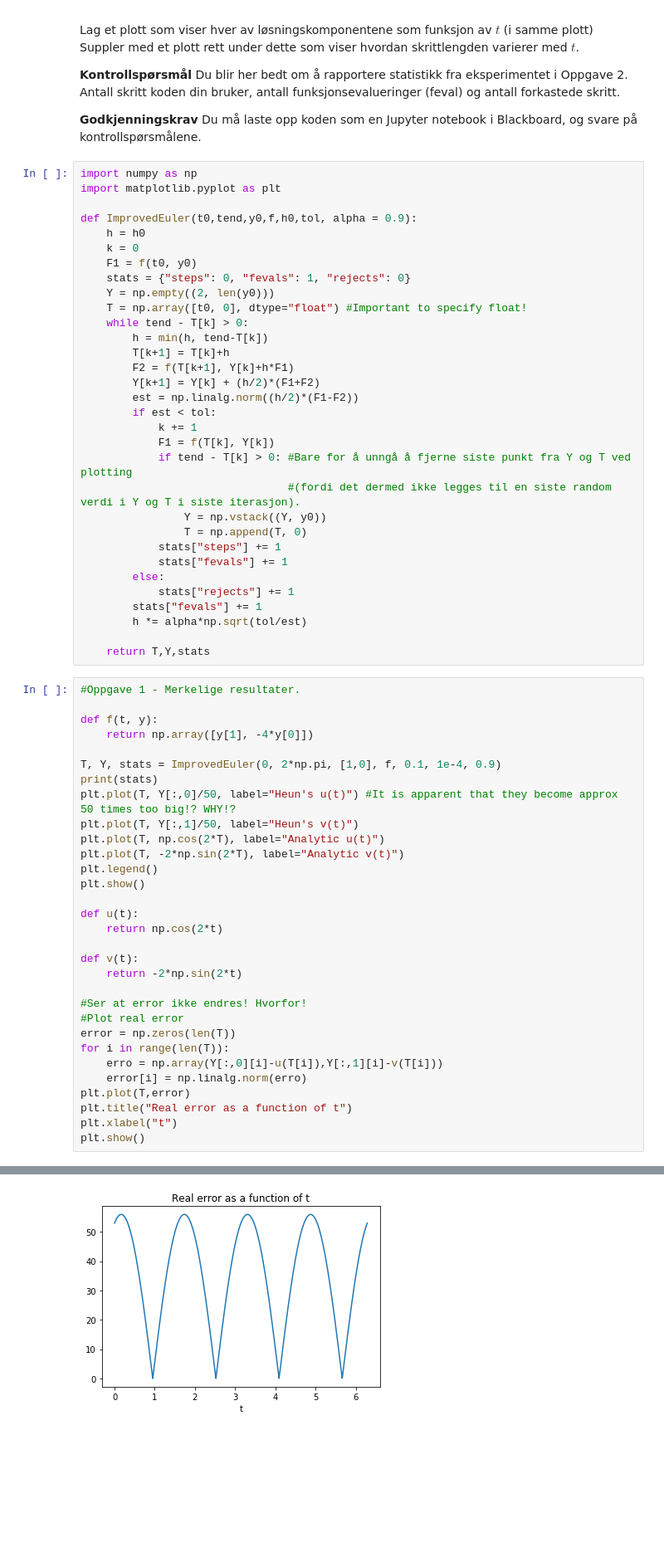
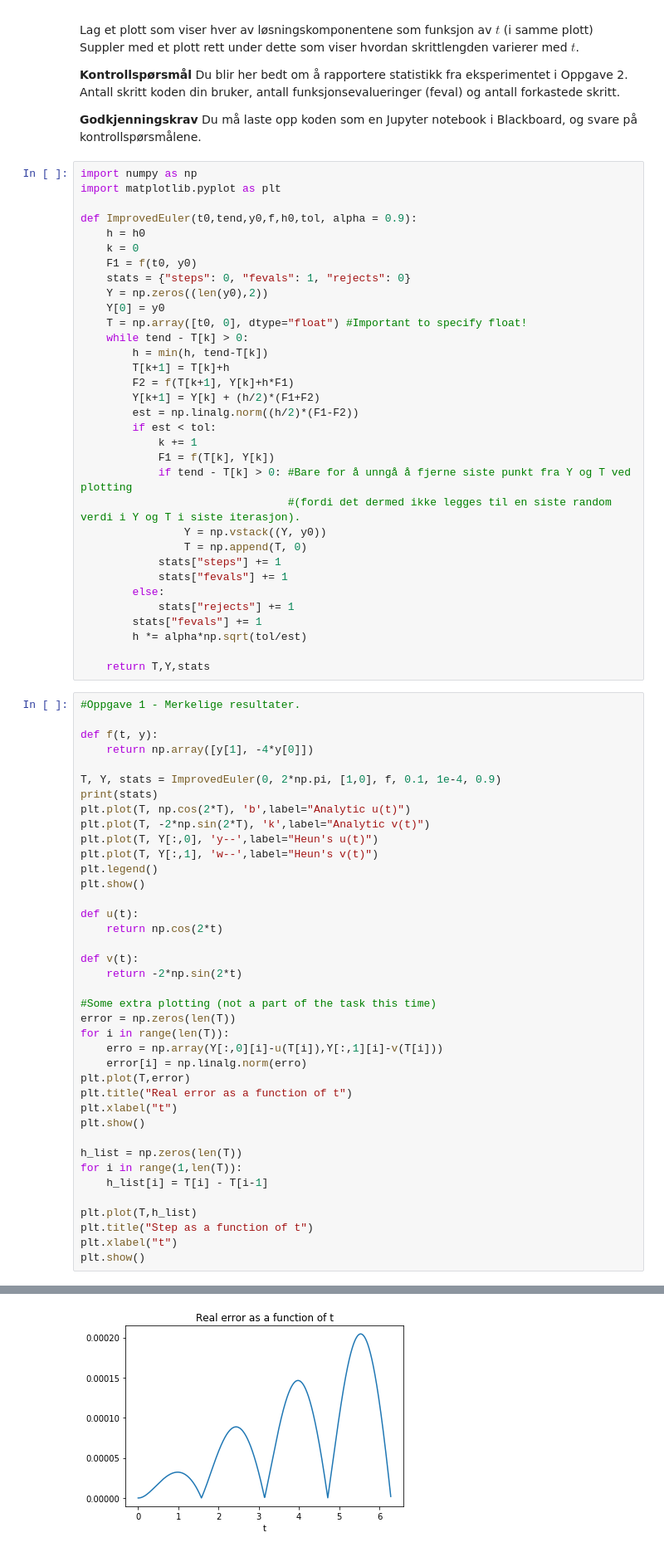
Before and after one commit to alexaoh/TMA4320, a Jupyter notebook: 2019/Øving 6 - Oppgave(1).ipynb, the cells around one changed output, grey strips where cells are left out. Shown: that part at 83% size. Saved outputs shown, nothing was run; the diff lists cells and outputs as text; blank space fills up the shorter version.

Commit message:
Completed Oving6 from 2019 and added Heuns/Euler embedded pair to method

```diff
--- a/2019/Øving 6 - Oppgave(1).ipynb
+++ b/2019/Øving 6 - Oppgave(1).ipynb
@@ -108,7 +108,8 @@ def ImprovedEuler(t0,tend,y0,f,h0,tol, alpha = 0.9):
     k = 0
     F1 = f(t0, y0)
     stats = {"steps": 0, "fevals": 1, "rejects": 0}
-    Y = np.empty((2, len(y0)))
+    Y = np.zeros((len(y0),2))
+    Y[0] = y0
     T = np.array([t0, 0], dtype="float") #Important to specify float!
     while tend - T[k] > 0:
         h = min(h, tend-T[k])
@@ -139,10 +140,10 @@ def f(t, y):
 
 T, Y, stats = ImprovedEuler(0, 2*np.pi, [1,0], f, 0.1, 1e-4, 0.9)
 print(stats)
-plt.plot(T, Y[:,0]/50, label="Heun's u(t)") #It is apparent that they become approx 50 times too big!? WHY!?
-plt.plot(T, Y[:,1]/50, label="Heun's v(t)")
-plt.plot(T, np.cos(2*T), label="Analytic u(t)")
-plt.plot(T, -2*np.sin(2*T), label="Analytic v(t)")
+plt.plot(T, np.cos(2*T), 'b',label="Analytic u(t)")
+plt.plot(T, -2*np.sin(2*T), 'k',label="Analytic v(t)")
+plt.plot(T, Y[:,0], 'y--',label="Heun's u(t)")
+plt.plot(T, Y[:,1], 'w--',label="Heun's v(t)")
 plt.legend()
 plt.show()
 
@@ -152,8 +153,7 @@ def u(t):
 def v(t):
     return -2*np.sin(2*t)
 
-#Ser at error ikke endres! Hvorfor!
-#Plot real error
+#Some extra plotting (not a part of the task this time)
 error = np.zeros(len(T))
 for i in range(len(T)):
     erro = np.array(Y[:,0][i]-u(T[i]),Y[:,1][i]-v(T[i]))
@@ -162,4 +162,13 @@ plt.plot(T,error)
 plt.title("Real error as a function of t")
 plt.xlabel("t")
 plt.show()
+
+h_list = np.zeros(len(T))
+for i in range(1,len(T)):
+    h_list[i] = T[i] - T[i-1]
+
+plt.plot(T,h_list)
+plt.title("Step as a function of t")
+plt.xlabel("t")
+plt.show()
 # %% [output]
@@ -168 +177 @@ plt.show()
-[figure, old version]
+[figure, new version]
```
Also changed, not shown: parts of 2 cells of this notebook, 2 other files.
